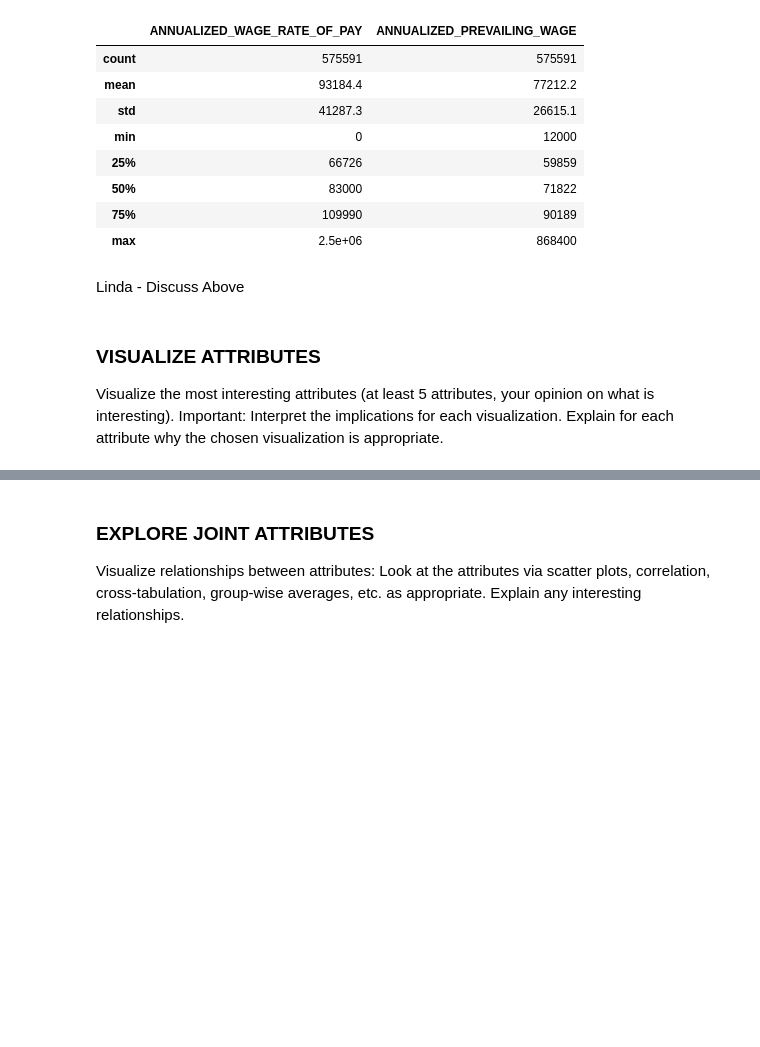
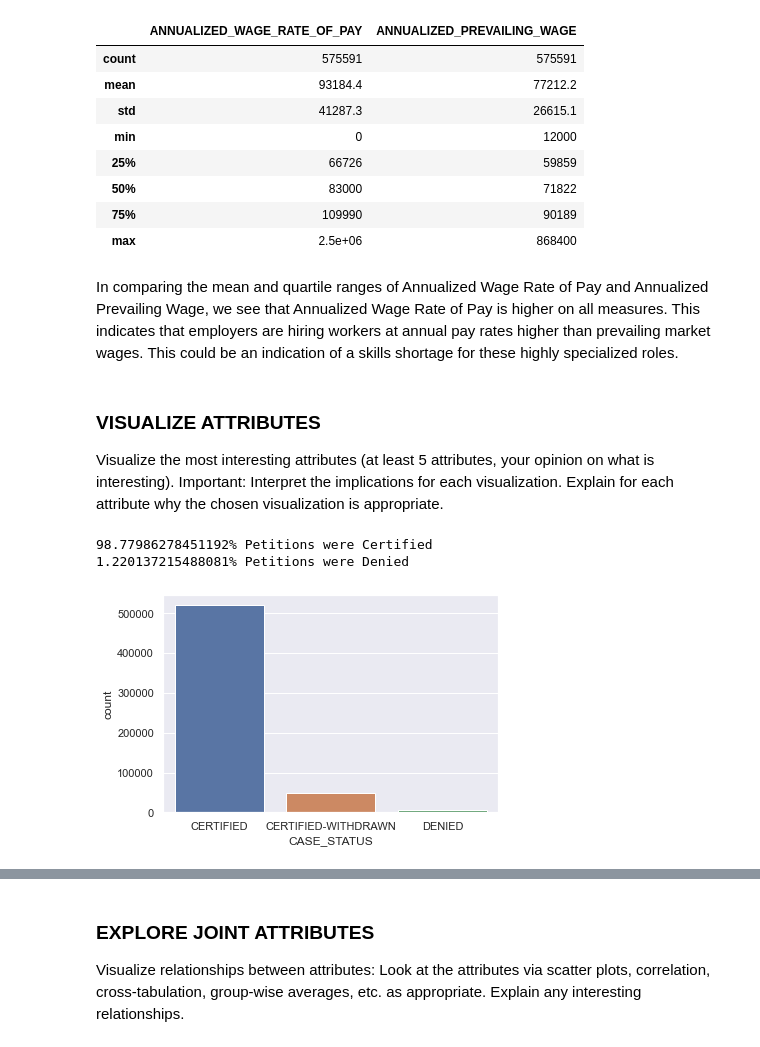
Before and after one commit to trishattah/DS_7331_Projects, a Jupyter notebook: Visa_project_code/MASTER_Lab1_Group_4.ipynb, the cells around one changed output, grey strips where cells are left out. Drawn from its saved outputs; the diff is of its cells as text; code cells hidden in the pictures; blank space fills up the shorter version.

```diff
--- a/Visa_project_code/MASTER_Lab1_Group_4.ipynb
+++ b/Visa_project_code/MASTER_Lab1_Group_4.ipynb
@@ -141,10 +138,21 @@ dfssw.describe().apply(lambda s: s.apply(lambda x: format(x, 'g')))
 | 50% | 83000 | 71822 |
 | 75% | 109990 | 90189 |
 | max | 2.5e+06 | 868400 |
-# %% [markdown]
-Linda - Discuss Above
+# %% [markdown]
+In comparing the mean and quartile ranges of Annualized Wage Rate of Pay and Annualized Prevailing Wage, we see that Annualized Wage Rate of Pay is higher on all measures.  This indicates that employers are hiring workers at annual pay rates higher than prevailing market wages. This could be an indication of a skills shortage for these highly specialized roles.
 # %% [markdown]
 ### VISUALIZE ATTRIBUTES
 
 Visualize the most interesting attributes (at least 5 attributes, your opinion on what is interesting). Important: Interpret the implications for each visualization.
 Explain for each attribute why the chosen visualization is appropriate.
+# %%
+# H1-B Visa by Status
+sns.set_theme(style="darkgrid")
+ax = sns.countplot(x="CASE_STATUS", data=df)
+
+print("{}% Petitions were Certified".format(len(df[df['CERTIFIED']=='Y'])/float(df.shape[0])*100))
+print("{}% Petitions were Denied".format(len(df[df['CERTIFIED']=='N'])/float(df.shape[0])*100))
+# %% [output]
+98.77986278451192% Petitions were Certified
+1.220137215488081% Petitions were Denied
+[figure, added]
```
Also changed, not shown: parts of 24 cells of this notebook.
